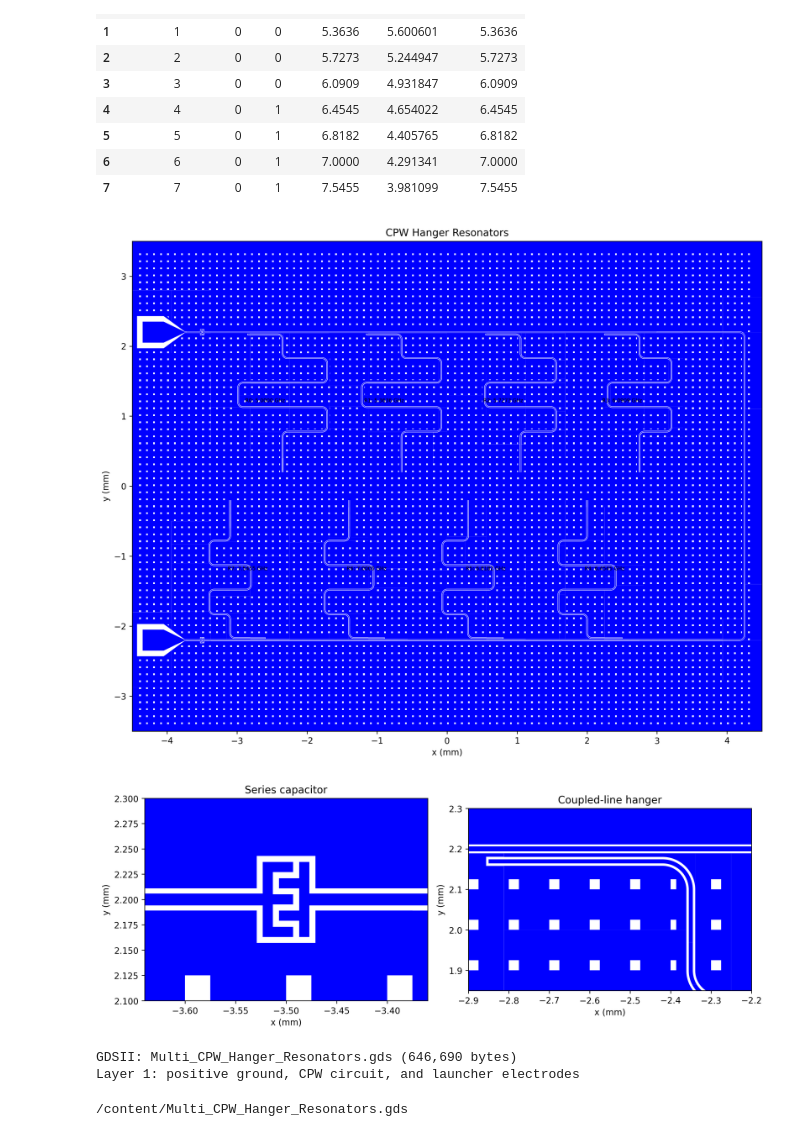
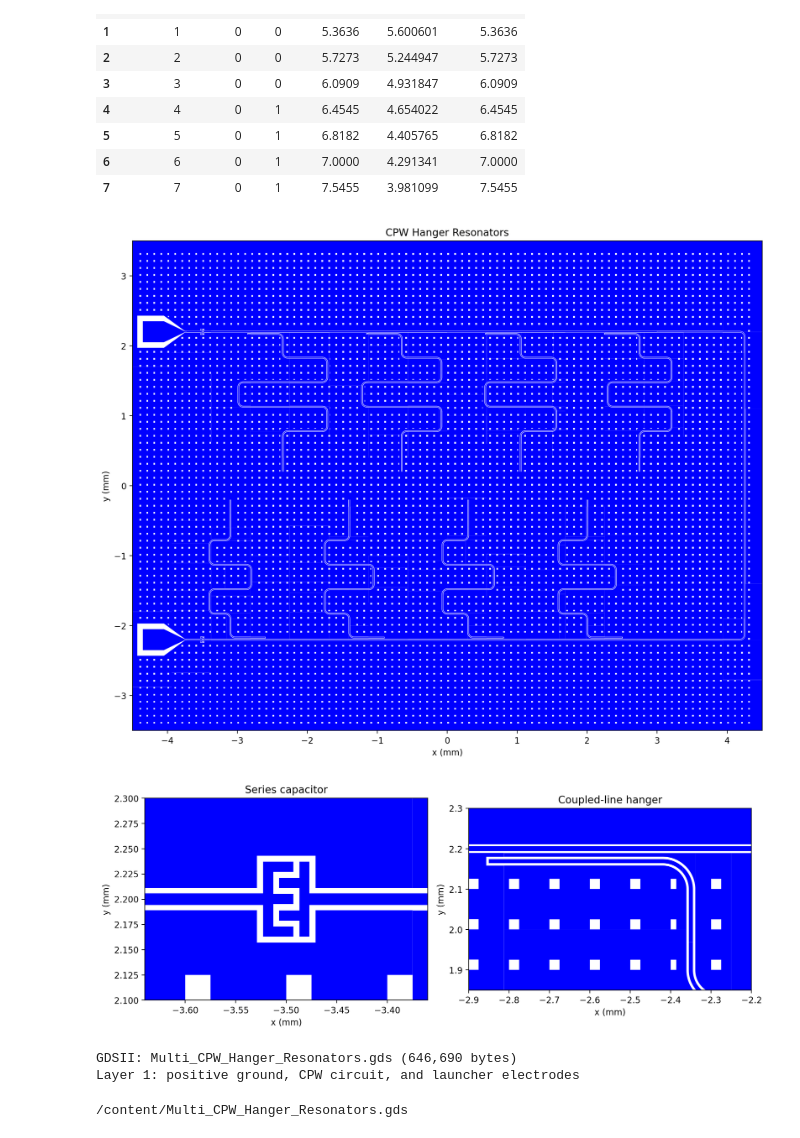
Before and after one commit to OJB-Quantum/Qiskit-Metal-to-Litho, a Jupyter notebook: Python Code_Qiskit Metal_Designs/Multi_CPW_Hanger_Resonators_Colab.ipynb, the cells around one changed output. Saved outputs shown, nothing was run; the diff lists cells and outputs as text; code cells hidden in the pictures.

```diff
--- a/Python Code_Qiskit Metal_Designs/Multi_CPW_Hanger_Resonators_Colab.ipynb
+++ b/Python Code_Qiskit Metal_Designs/Multi_CPW_Hanger_Resonators_Colab.ipynb
@@ -314,17 +316,7 @@ gds_renderer.options.no_cheese.view_in_file = Dict(main={1: False})
 previous_log_level = qm.logger.level
 qm.logger.setLevel(logging.ERROR)
 try:
-    with warnings.catch_warnings():
-        warnings.filterwarnings(
-            "ignore",
-            message=(
-                r"The behavior of DataFrame concatenation "
-                r"with empty or all-NA entries is deprecated\."
-            ),
-            category=FutureWarning,
-            module=r"qiskit_metal\.renderers\.renderer_gds\.gds_renderer$",
-        )
-        export_status = gds_renderer.export_to_gds(str(out))
+    export_status = gds_renderer.export_to_gds(str(out))
 finally:
     qm.logger.setLevel(previous_log_level)
 assert export_status and out.is_file() and out.stat().st_size > 0
@@ -346,7 +338,11 @@ assert {polygon.layer for polygon in exported_polygons} == {1}
 assert np.isclose(verified_gds.precision, 1e-9)
 
 # --- In-Memory Chip Preview ---
-fig, ax = plt.subplots(figsize=(12, 9), dpi=250)
+plt.rcParams['figure.dpi'] = 200
+plt.rcParams['font.sans-serif'] = ['DejaVu Sans']
+plt.rcParams['font.weight'] = 'normal'
+
+fig, ax = plt.subplots(figsize=(12, 9))
 ax.add_collection(PolyCollection(
     [polygon.points for polygon in exported_polygons],
     facecolor="#0000FF", edgecolor="none", rasterized=True,
@@ -354,44 +350,44 @@ ax.add_collection(PolyCollection(
 ax.set_aspect("equal")
 ax.set_xlim(-chip_x / 2, chip_x / 2)
 ax.set_ylim(-chip_y / 2, chip_y / 2)
-ax.set_xlabel("x (mm)", fontfamily="DejaVu Sans", weight="normal")
-ax.set_ylabel("y (mm)", fontfamily="DejaVu Sans", weight="normal")
-ax.set_title("CPW Hanger Resonators", fontfamily="DejaVu Sans", weight="normal")
+ax.set_xlabel("x (mm)")
+ax.set_ylabel("y (mm)")
+ax.set_title("CPW Hanger Resonators")
 for index, x, y in placements:
     ax.text(x, y, f"R{index}: {frequencies[index]:.4f} GHz",
-            ha="center", fontsize=6, fontfamily="DejaVu Sans", weight="normal")
+            ha="center", fontsize=6, color="lightgrey", alpha=0.0)
 fig.tight_layout()
 plt.show()
 
 # --- In-Memory Component Previews ---
-detail_fig, detail_axes = plt.subplots(1, 2, figsize=(11, 4), dpi=250)
+detail_fig, detail_axes = plt.subplots(1, 2, figsize=(11, 4))
 cap = end_caps[0]
 cap_x, cap_y = (cap.pins.north_end.middle + cap.pins.south_end.middle) / 2
 tee = couplers[0]
 views = (
     ((cap_x - 0.140, cap_x + 0.140), (cap_y - 0.100, cap_y + 0.100), "Series capacitor"),
     ((tee.p.pos_x - 0.300, tee.p.pos_x + 0.400),
      (tee.p.pos_y - 0.350, tee.p.pos_y + 0.100), "Coupled-line hanger"),
 )
 for ax, (xlimits, ylimits, title) in zip(detail_axes, views):
     ax.add_collection(PolyCollection(
         [polygon.points for polygon in exported_polygons],
         facecolor="#0000FF", edgecolor="none", rasterized=True,
     ))
     ax.set_aspect("equal")
     ax.set_xlim(*xlimits)
     ax.set_ylim(*ylimits)
-    ax.set_title(title, fontfamily="DejaVu Sans", weight="normal")
-    ax.set_xlabel("x (mm)", fontfamily="DejaVu Sans", weight="normal")
-    ax.set_ylabel("y (mm)", fontfamily="DejaVu Sans", weight="normal")
+    ax.set_title(title)
+    ax.set_xlabel("x (mm)")
+    ax.set_ylabel("y (mm)")
     ax.ticklabel_format(useOffset=False)
 detail_fig.tight_layout()
 plt.show()
 print(f"GDSII: {out.name} ({out.stat().st_size:,} bytes)")
 print("Layer 1: positive ground, CPW circuit, and launcher electrodes")
 display(FileLink(str(out)))
 # %% [output]
-[figure, old version]
+[figure, new version]
 [figure]
 GDSII: Multi_CPW_Hanger_Resonators.gds (646,690 bytes)
 Layer 1: positive ground, CPW circuit, and launcher electrodes
```
Also changed, not shown: parts of 1 cell of this notebook.
